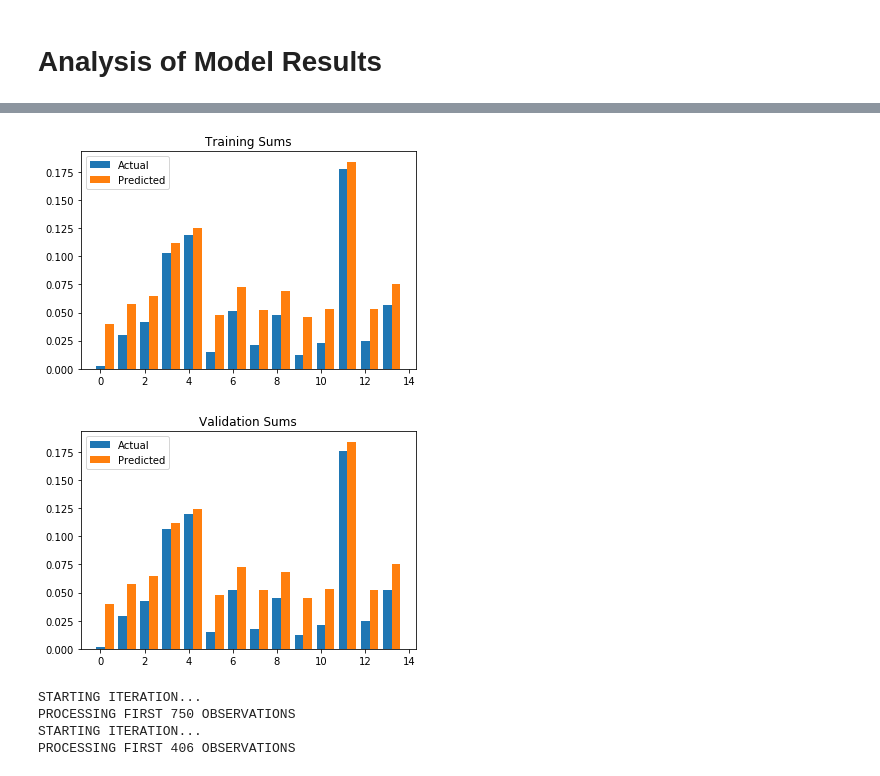
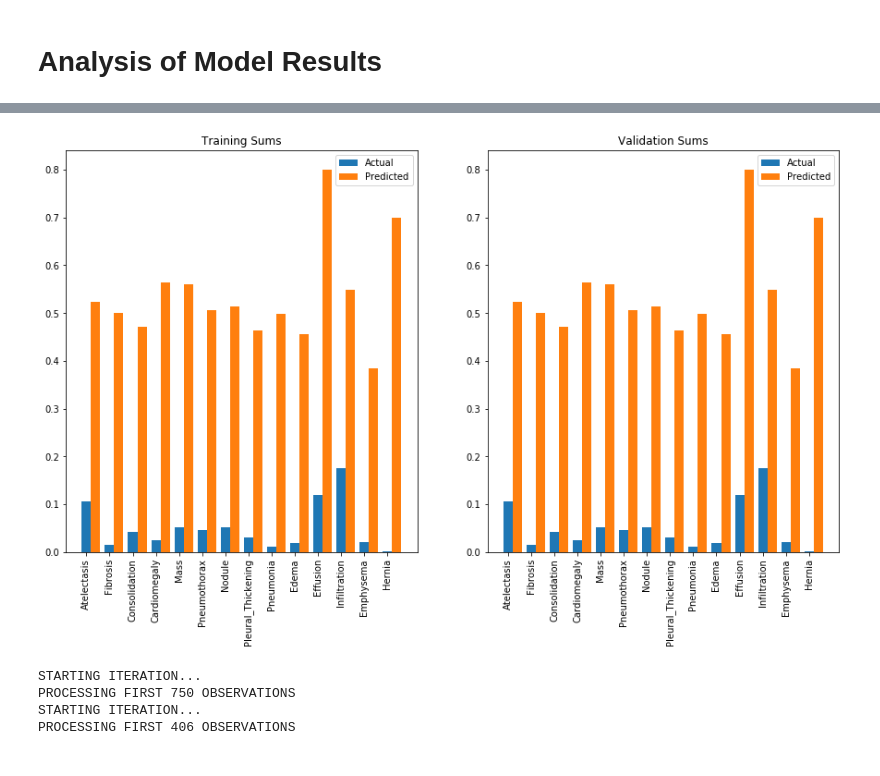
Before and after one commit to pmanion0/xrayproj, a Jupyter notebook: Train Neural Network.ipynb, the cells around one changed output, grey strips where cells are left out. Drawn from its saved outputs; the diff is of its cells as text; code cells hidden in the pictures.

```diff
--- a/Train Neural Network.ipynb
+++ b/Train Neural Network.ipynb
@@ -749,3 +773,18 @@ class ModelEvaluator:
+# %%
+def plot_compare_sums(in_evaluator, bar_width = 0.4):
+    sums_out = in_evaluator.m_total_sums.get_results()
+
+    act = sums_out['act'].data.numpy()
+    pred = sums_out['pred'].data.numpy()
+
+    indx1 = range(14)
+    indx2 = [i+bar_width for i in indx1]
+
+    plt.bar(indx1, act,  width=bar_width, label="Actual")
+    plt.bar(indx2, pred, width=bar_width, label="Predicted")
+
+    plt.xticks(indx1, img_data_train.labels, rotation=90)
+    plt.legend()
 # %%
-model_eval = ModelEvaluator(model_ft, dataloaders['val'])
-model_eval.run()
+eval_val = ModelEvaluator(model_ft, dataloaders['val'])
+eval_val.run()
@@ -777,14 +807,3 @@ p, a = model_eval.score_obs((img_data_train[obs_id][0].unsqueeze(0), img_data_tr
 m = MultiClassAUCMeter(14)
 # %%
 m.add(p.data, a.data)
-# %%
-def plot_compare_sums(in_data, bar_width = 0.4):
-    act = in_data['act'].data.numpy()
-    pred = in_data['pred'].data.numpy()
-
-    indx1 = range(14)
-    indx2 = [i+bar_width for i in indx1]
-
-    plt.bar(indx1, act,  width=bar_width, label="Actual")
-    plt.bar(indx2, pred, width=bar_width, label="Predicted")
-    plt.legend()
@@ -794,14 +810,14 @@ val_sums = compare_sums(model_ft, dataloaders['val'])
 # %%
-plt.figure()
+plt.figure(figsize=(15,8))
+plt.subplot(1,2,1)
 plt.title("Training Sums")
-plot_compare_sums(train_sums)
+plot_compare_sums(eval_val)
 
-plt.figure()
+plt.subplot(1,2,2)
 plt.title("Validation Sums")
-plot_compare_sums(val_sums)
+plot_compare_sums(eval_val)
 # %% [output]
-[figure, old version]
+[figure, new version]
-[figure, removed]
 # %%
 out_model_30.train(mode=False)
 
```
Also changed, not shown: parts of 8 cells of this notebook.
